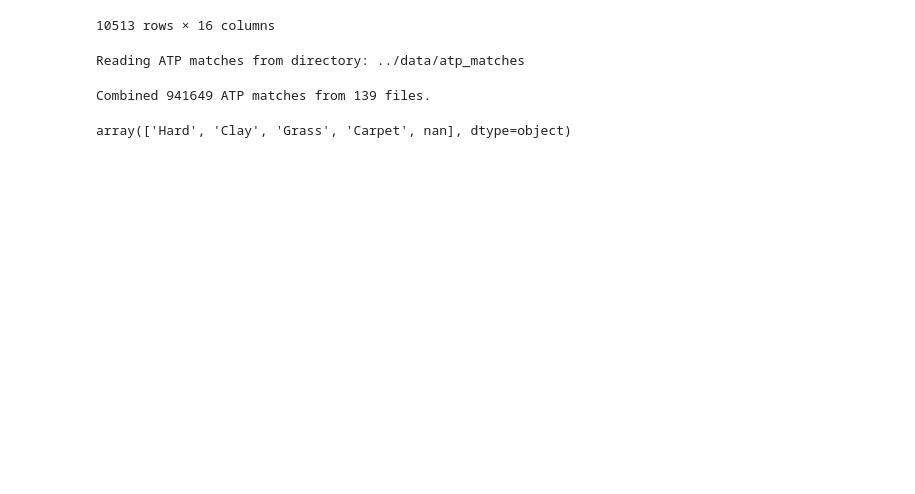
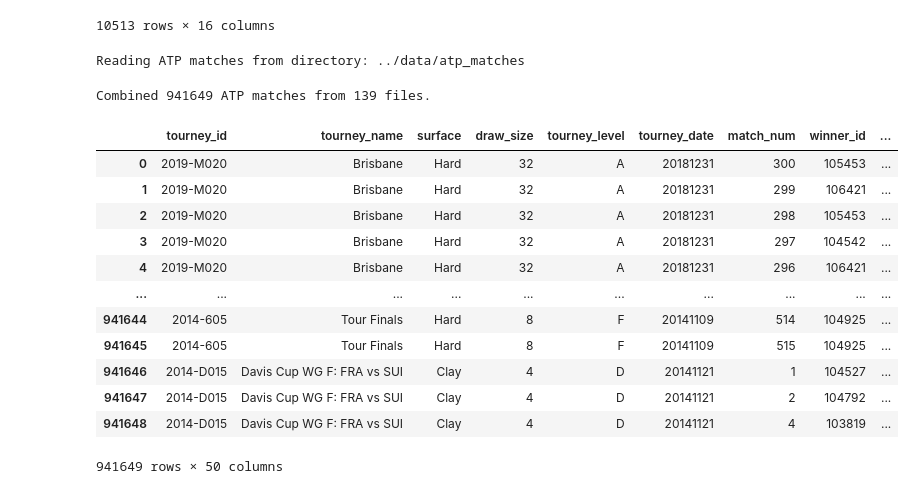
Before and after one commit to phoenox001/TennisMatchAnalysis, a Jupyter notebook: notebooks/eda.ipynb, the cells around one changed output. Drawn from its saved outputs; the diff is of its cells as text; code cells hidden in the pictures; blank space fills up the shorter version.

```diff
--- a/notebooks/eda.ipynb
+++ b/notebooks/eda.ipynb
@@ -443,8 +444,20 @@ def read_all_atp_matches(directory, file_pattern="atp_matches_*.csv"):
     return combined_atp_matches
 # %%
 atp_matches = read_all_atp_matches('../data/atp_matches')
-atp_matches['surface'].unique()
+atp_matches
 # %% [output]
 Reading ATP matches from directory: ../data/atp_matches
 Combined 941649 ATP matches from 139 files.
+|  | tourney_id | tourney_name | surface | draw_size | tourney_level | tourney_date | match_num | winner_id | ... |
+| 0 | 2019-M020 | Brisbane | Hard | 32 | A | 20181231 | 300 | 105453 | ... |
+| 1 | 2019-M020 | Brisbane | Hard | 32 | A | 20181231 | 299 | 106421 | ... |
+| 2 | 2019-M020 | Brisbane | Hard | 32 | A | 20181231 | 298 | 105453 | ... |
+| 3 | 2019-M020 | Brisbane | Hard | 32 | A | 20181231 | 297 | 104542 | ... |
+| 4 | 2019-M020 | Brisbane | Hard | 32 | A | 20181231 | 296 | 106421 | ... |
+| ... | ... | ... | ... | ... | ... | ... | ... | ... | ... |
+| 941644 | 2014-605 | Tour Finals | Hard | 8 | F | 20141109 | 514 | 104925 | ... |
+| 941645 | 2014-605 | Tour Finals | Hard | 8 | F | 20141109 | 515 | 104925 | ... |
+| 941646 | 2014-D015 | Davis Cup WG F: FRA vs SUI | Clay | 4 | D | 20141121 | 1 | 104527 | ... |
+| 941647 | 2014-D015 | Davis Cup WG F: FRA vs SUI | Clay | 4 | D | 20141121 | 2 | 104792 | ... |
+| 941648 | 2014-D015 | Davis Cup WG F: FRA vs SUI | Clay | 4 | D | 20141121 | 4 | 103819 | ... |
-array(['Hard', 'Clay', 'Grass', 'Carpet', nan], dtype=object)
+941649 rows × 50 columns
```
Also changed, not shown: parts of 2 cells of this notebook, 2 other files.
